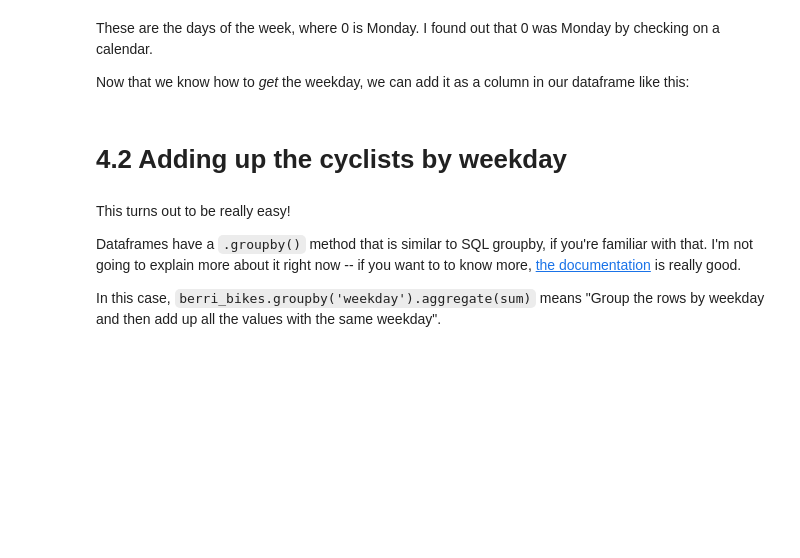
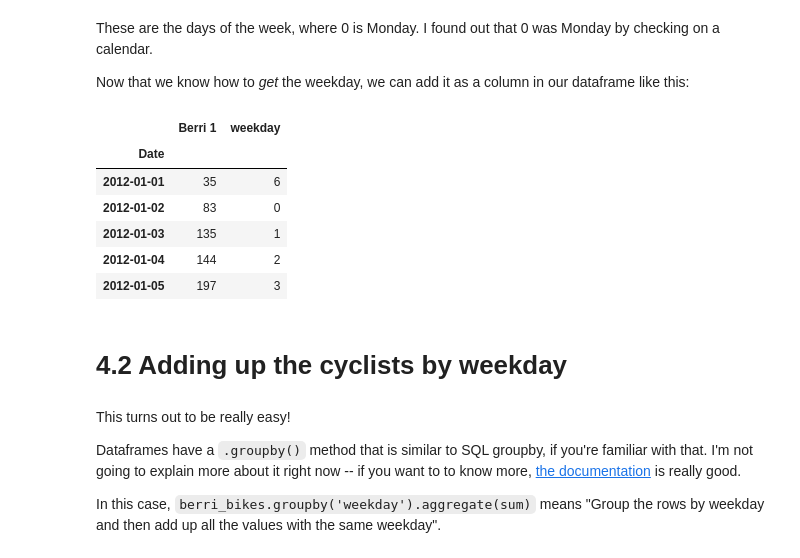
Before and after one commit to bensn131/pandas-cookbook, a Jupyter notebook: cookbook/Chapter 04 - Find out on which weekday people bike the most with groupby and aggregate.ipynb, the cells around one changed output. Drawn from its saved outputs; the diff is of its cells as text; code cells hidden in the pictures; blank space fills up the shorter version.

```diff
--- a/cookbook/Chapter 04 - Find out on which weekday people bike the most with groupby and aggregate.ipynb
+++ b/cookbook/Chapter 04 - Find out on which weekday people bike the most with groupby and aggregate.ipynb
@@ -52,8 +89,16 @@ These are the days of the week, where 0 is Monday. I found out that 0 was Monday
 
 Now that we know how to *get* the weekday, we can add it as a column in our dataframe like this:
 # %%
-berri_bikes.loc[:,'weekday'] = berri_bikes.index.weekday
+berri_bikes['weekday'] = berri_bikes.index.weekday
 berri_bikes[:5]
+# %% [output]
+|  | Berri 1 | weekday |
+| Date |  |  |
+| 2012-01-01 | 35 | 6 |
+| 2012-01-02 | 83 | 0 |
+| 2012-01-03 | 135 | 1 |
+| 2012-01-04 | 144 | 2 |
+| 2012-01-05 | 197 | 3 |
 # %% [markdown]
 # 4.2 Adding up the cyclists by weekday
 # %% [markdown]
```
Also changed, not shown: parts of 15 cells of this notebook, 9 other files.
